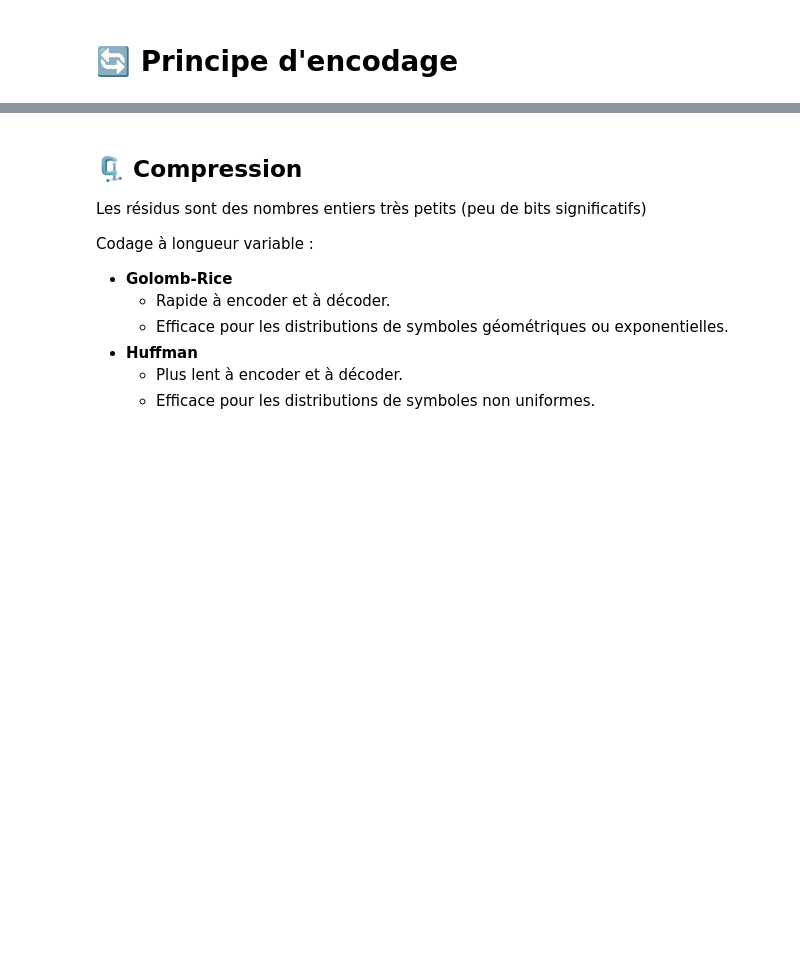
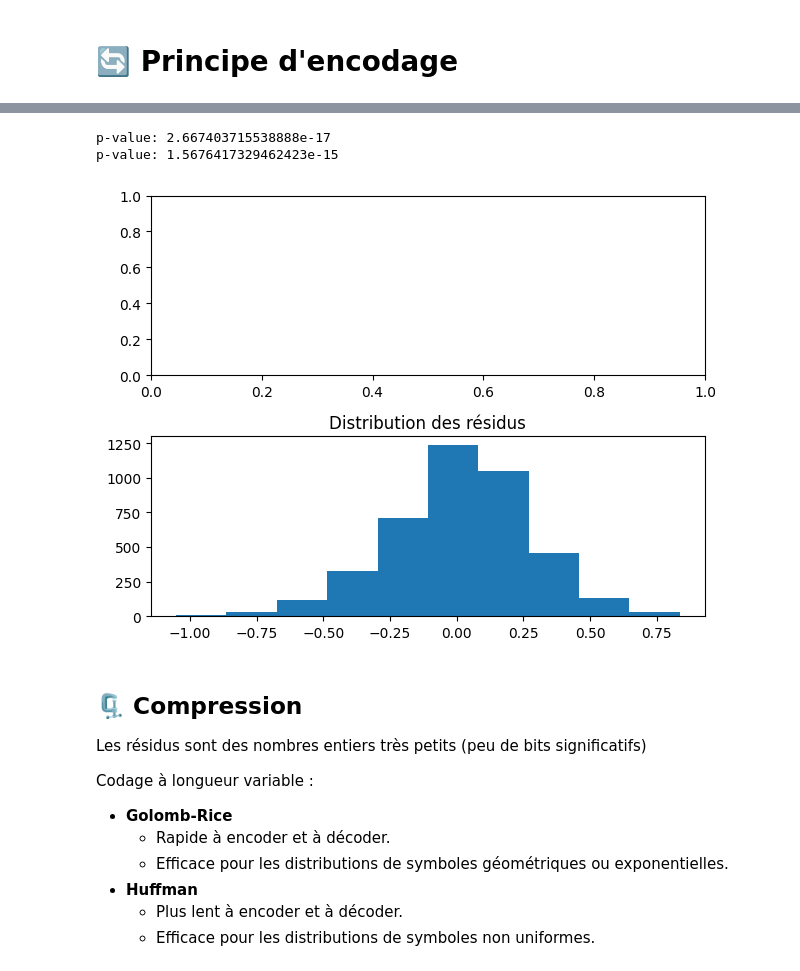
Before and after one commit to AlixANNERAUD/Free_lossless_audio_codec_presentation, a Jupyter notebook: Presentation.ipynb, the cells around one changed output, grey strips where cells are left out. Drawn from its saved outputs; the diff is of its cells as text; code cells hidden in the pictures; blank space fills up the shorter version.

```diff
--- a/Presentation.ipynb
+++ b/Presentation.ipynb
@@ -181,3 +346,9 @@ Résidus: [50335  9415 64657 ... 26945   903  3323] (valeurs uniques: 3893)
+# %%
+out()
+# %% [output]
+p-value: 2.667403715538888e-17
+p-value: 1.5676417329462423e-15
+[figure, added]
 # %% [markdown]
 ## 🗜️ Compression
 
```
Also changed, not shown: parts of 33 cells of this notebook.
